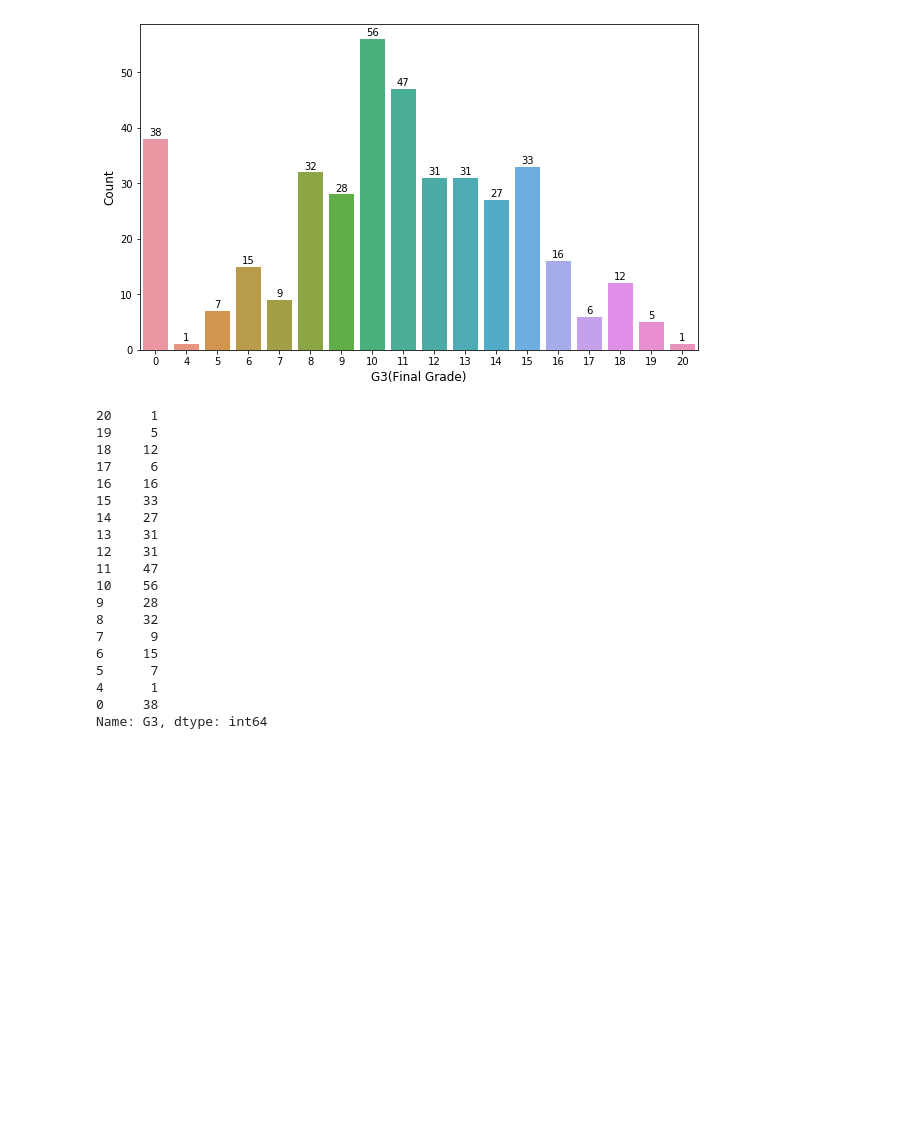
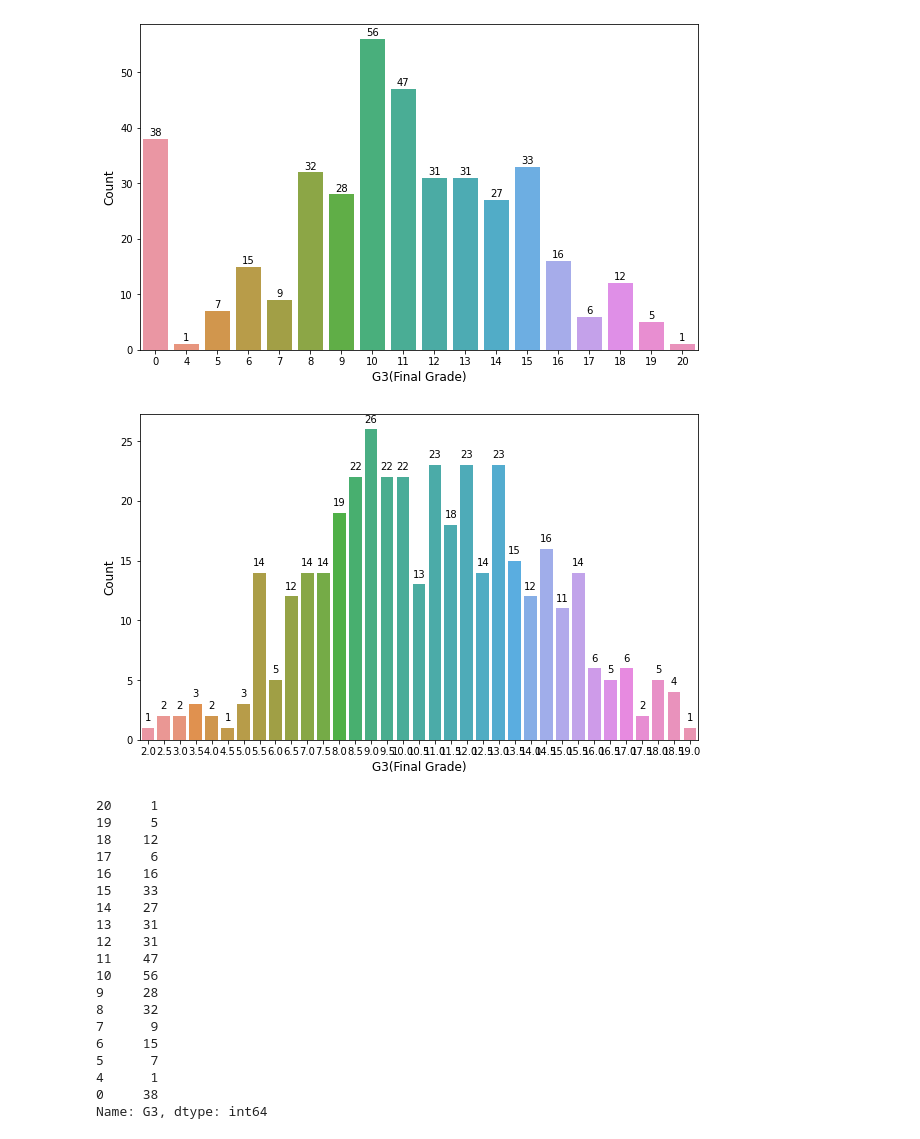
Before and after one commit to albertorekena/education-improvement, a Jupyter notebook: Pruebas.ipynb, the cells around one changed output. Cells and saved outputs as stored; diff of their text form; code cells hidden in the pictures; blank space fills up the shorter version.

```diff
--- a/Pruebas.ipynb
+++ b/Pruebas.ipynb
@@ -37,6 +39,19 @@ for p in ax.patches:
     ax.text(p.get_x() + p.get_width() / 2,p.get_height() + 0.6,p.get_height(),ha = 'center')
 # %% [output]
 [figure]
+# %%
+df_mat["G12"] = (df_mat["G1"]+df_mat["G2"])/2
+
+if df_mat["G3"]
+
+plt.figure(figsize = (10,6))
+ax = sns.countplot(df_mat['G12'])
+plt.xlabel('G3(Final Grade)',fontsize = 12)
+plt.ylabel('Count',fontsize = 12)
+for p in ax.patches:
+    ax.text(p.get_x() + p.get_width() / 2,p.get_height() + 0.6,p.get_height(),ha = 'center')
+# %% [output]
+[figure, added]
 # %%
 df_mat['G3'].value_counts().sort_index(ascending = False)
 # %% [output]
```
Also changed, not shown: parts of 25 cells of this notebook.
